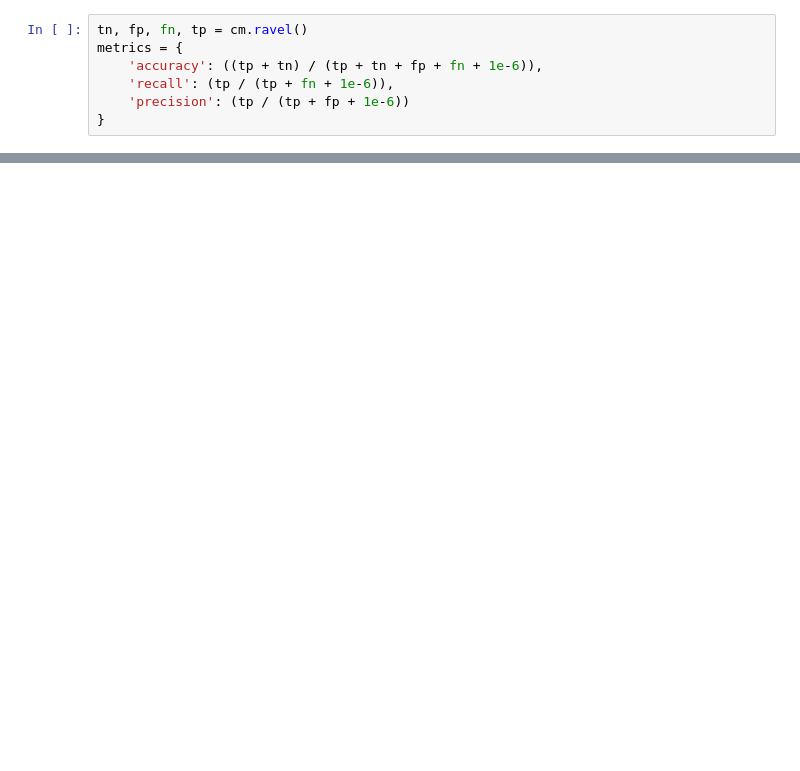
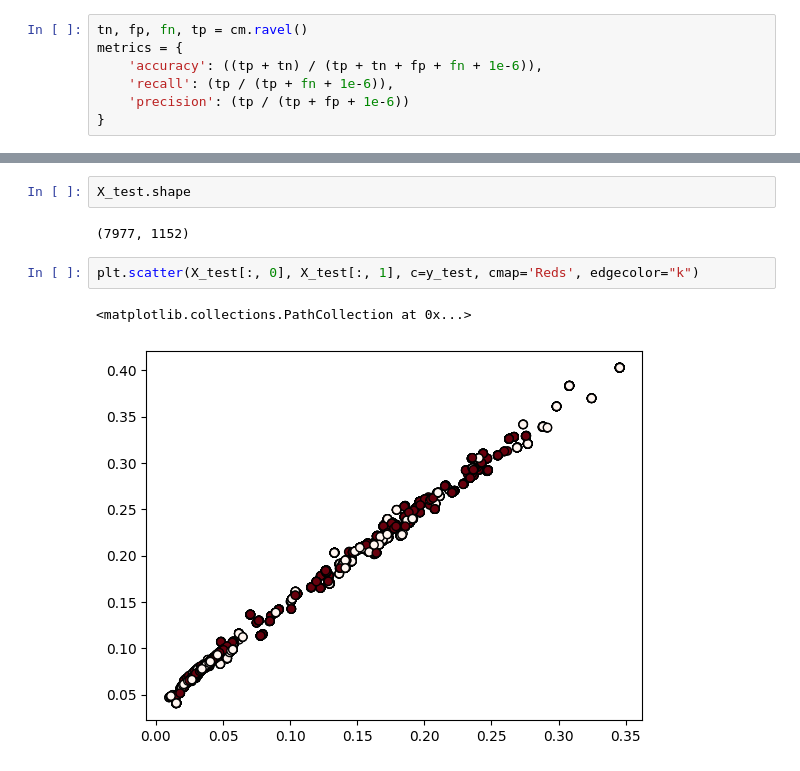
Before and after one commit to balazsmorv/fmri_classifier, a Jupyter notebook: Notebook experiments/classify_latents.ipynb, the cells around one changed output, grey strips where cells are left out. Cells and saved outputs as stored; diff of their text form; blank space fills up the shorter version.

```diff
--- a/Notebook experiments/classify_latents.ipynb
+++ b/Notebook experiments/classify_latents.ipynb
@@ -57,0 +71,9 @@ metrics = {
+# %%
+X_test.shape
+# %% [output]
+(7977, 1152)
+# %%
+plt.scatter(X_test[:, 0], X_test[:, 1], c=y_test, cmap='Reds', edgecolor="k")
+# %% [output]
+<matplotlib.collections.PathCollection at 0x...>
+[figure, added]
```
Also changed, not shown: parts of 18 cells of this notebook, 2 other files.
